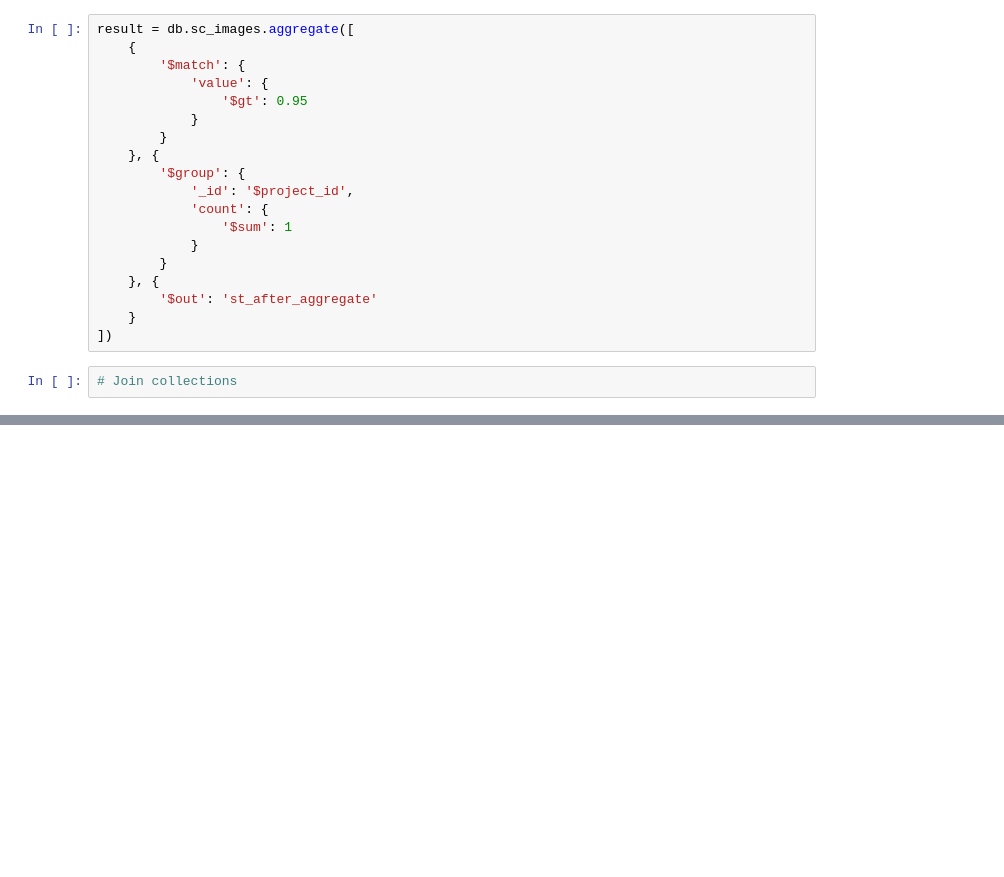
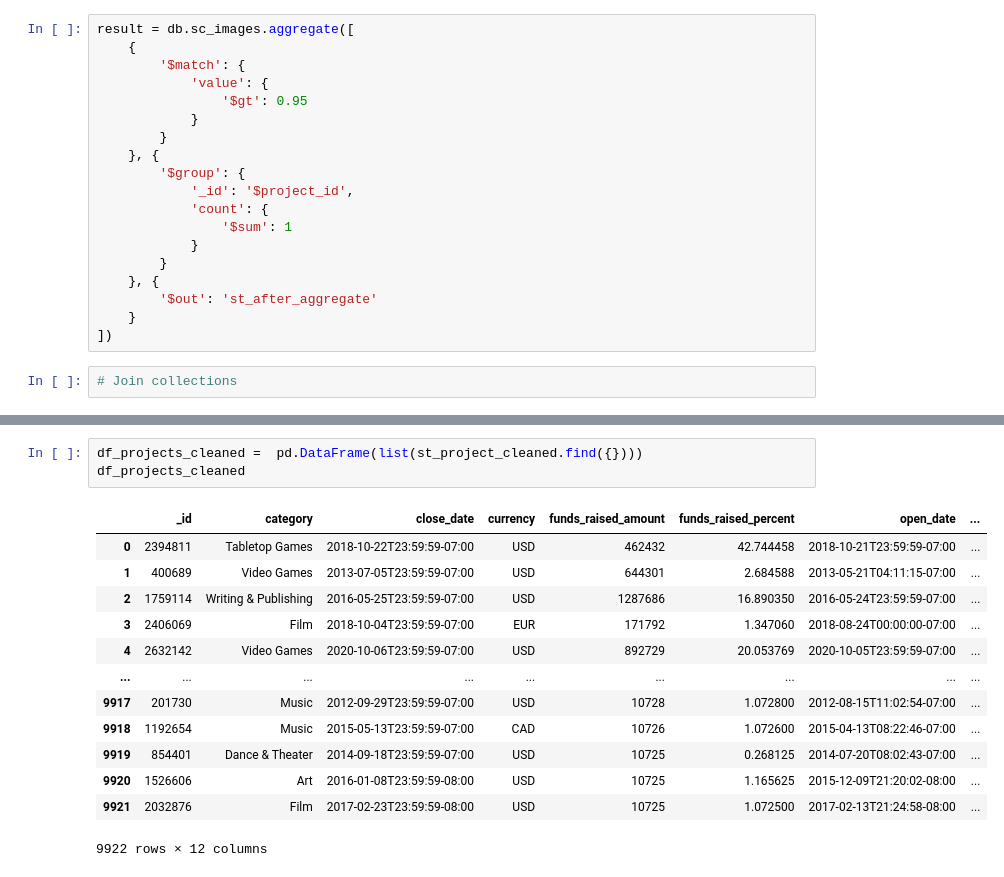
Before and after one commit to mauropelucchi/unimib_masterbi_2022, a Jupyter notebook: notebooks/3c_Use_Pandas_for_ETL.ipynb, the cells around one changed output, grey strips where cells are left out. Drawn from its saved outputs; the diff is of its cells as text; blank space fills up the shorter version.

```diff
--- a/notebooks/3c_Use_Pandas_for_ETL.ipynb
+++ b/notebooks/3c_Use_Pandas_for_ETL.ipynb
@@ -395 +421,18 @@ result = db.sc_images.aggregate([
+# %%
+df_projects_cleaned =  pd.DataFrame(list(st_project_cleaned.find({})))
+df_projects_cleaned
+# %% [output]
+|  | _id | category | close_date | currency | funds_raised_amount | funds_raised_percent | open_date | ... |
+| 0 | 2394811 | Tabletop Games | 2018-10-22T23:59:59-07:00 | USD | 462432 | 42.744458 | 2018-10-21T23:59:59-07:00 | ... |
+| 1 | 400689 | Video Games | 2013-07-05T23:59:59-07:00 | USD | 644301 | 2.684588 | 2013-05-21T04:11:15-07:00 | ... |
+| 2 | 1759114 | Writing & Publishing | 2016-05-25T23:59:59-07:00 | USD | 1287686 | 16.890350 | 2016-05-24T23:59:59-07:00 | ... |
+| 3 | 2406069 | Film | 2018-10-04T23:59:59-07:00 | EUR | 171792 | 1.347060 | 2018-08-24T00:00:00-07:00 | ... |
+| 4 | 2632142 | Video Games | 2020-10-06T23:59:59-07:00 | USD | 892729 | 20.053769 | 2020-10-05T23:59:59-07:00 | ... |
+| ... | ... | ... | ... | ... | ... | ... | ... | ... |
+| 9917 | 201730 | Music | 2012-09-29T23:59:59-07:00 | USD | 10728 | 1.072800 | 2012-08-15T11:02:54-07:00 | ... |
+| 9918 | 1192654 | Music | 2015-05-13T23:59:59-07:00 | CAD | 10726 | 1.072600 | 2015-04-13T08:22:46-07:00 | ... |
+| 9919 | 854401 | Dance & Theater | 2014-09-18T23:59:59-07:00 | USD | 10725 | 0.268125 | 2014-07-20T08:02:43-07:00 | ... |
+| 9920 | 1526606 | Art | 2016-01-08T23:59:59-08:00 | USD | 10725 | 1.165625 | 2015-12-09T21:20:02-08:00 | ... |
+| 9921 | 2032876 | Film | 2017-02-23T23:59:59-08:00 | USD | 10725 | 1.072500 | 2017-02-13T21:24:58-08:00 | ... |
+9922 rows × 12 columns
 # %%
```
Also changed, not shown: parts of 36 cells of this notebook, 3 other files.
